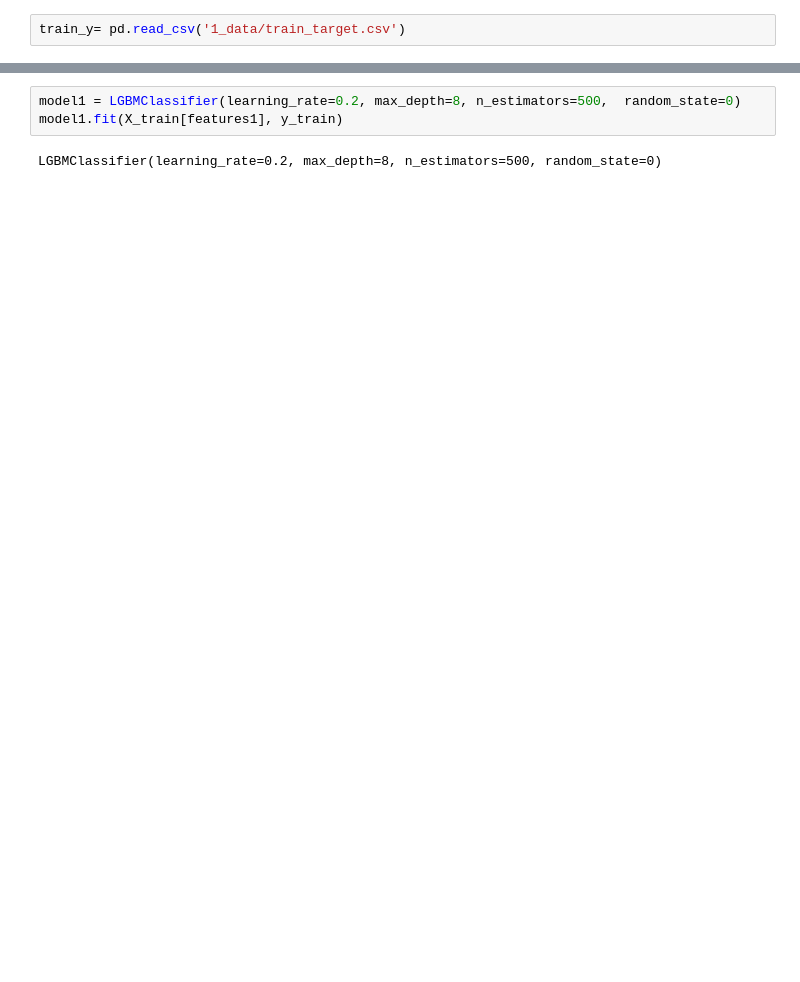
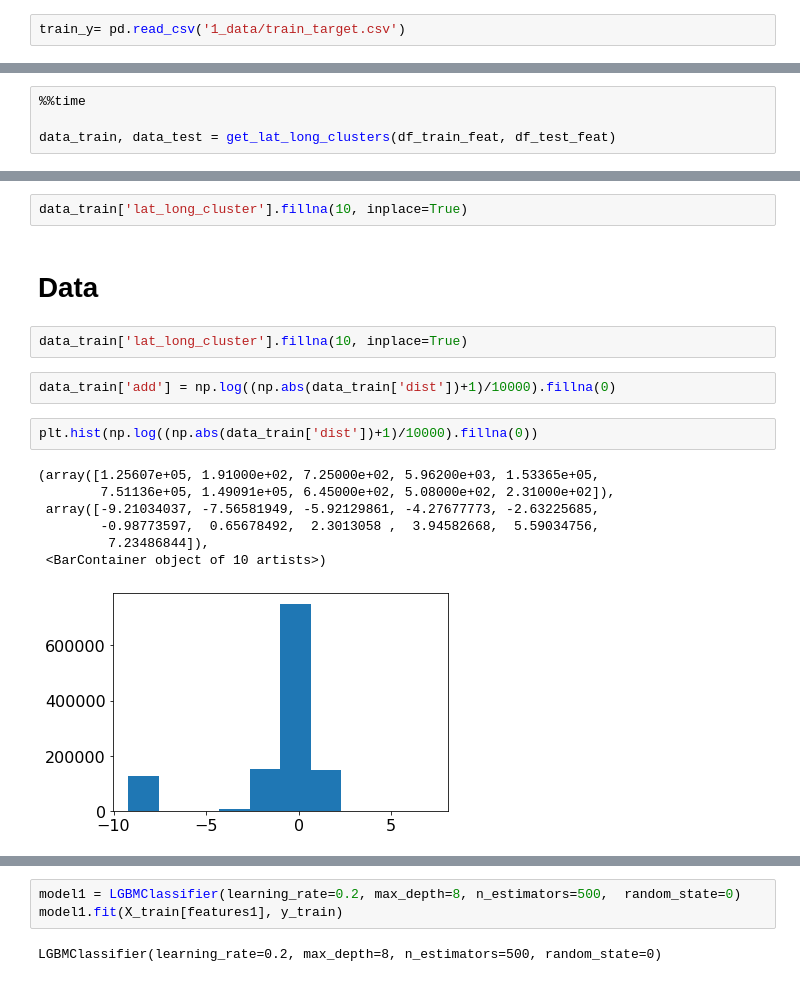
Before and after one commit to Shama09/files, a Jupyter notebook: ml2_hw2.ipynb, the cells around one changed output, grey strips where cells are left out. Saved outputs shown, nothing was run; the diff lists cells and outputs as text; blank space fills up the shorter version.

```diff
--- a/ml2_hw2.ipynb
+++ b/ml2_hw2.ipynb
@@ -167,0 +130,4 @@ features1 = ['dist', 'lat', 'lon', 'f1', 'f2', 'f3', 's1', 's2', 's3', 't1', 't2
+# %%
+%%time
+
+data_train, data_test = get_lat_long_clusters(df_train_feat, df_test_feat)
@@ -167,0 +156,18 @@ features1 = ['dist', 'lat', 'lon', 'f1', 'f2', 'f3', 's1', 's2', 's3', 't1', 't2
+# %%
+data_train['lat_long_cluster'].fillna(10, inplace=True)
+# %% [markdown]
+# Data
+# %%
+data_train['lat_long_cluster'].fillna(10, inplace=True)
+# %%
+data_train['add'] = np.log((np.abs(data_train['dist'])+1)/10000).fillna(0)
+# %%
+plt.hist(np.log((np.abs(data_train['dist'])+1)/10000).fillna(0))
+# %% [output]
+(array([1.25607e+05, 1.91000e+02, 7.25000e+02, 5.96200e+03, 1.53365e+05,
+        7.51136e+05, 1.49091e+05, 6.45000e+02, 5.08000e+02, 2.31000e+02]),
+ array([-9.21034037, -7.56581949, -5.92129861, -4.27677773, -2.63225685,
+        -0.98773597,  0.65678492,  2.3013058 ,  3.94582668,  5.59034756,
+         7.23486844]),
+ <BarContainer object of 10 artists>)
+[figure, added]
```
Also changed, not shown: parts of 90 cells of this notebook.
